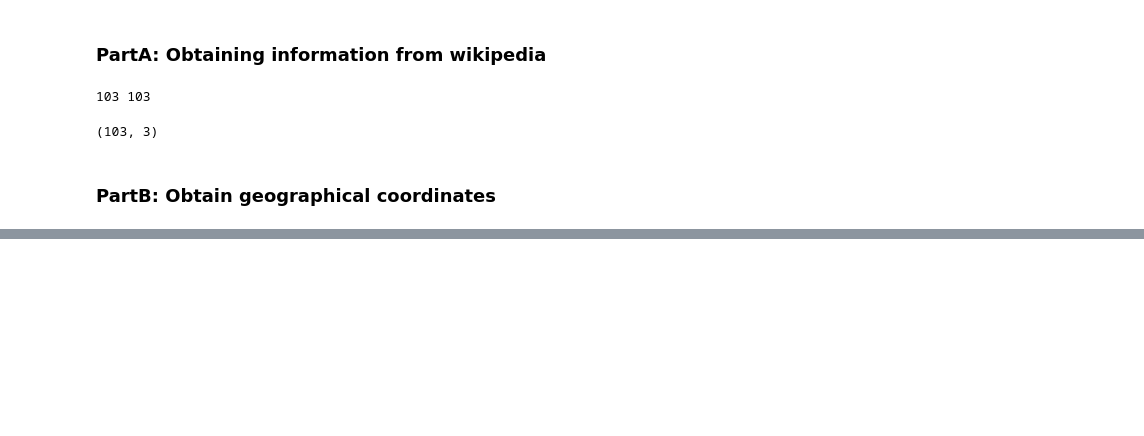
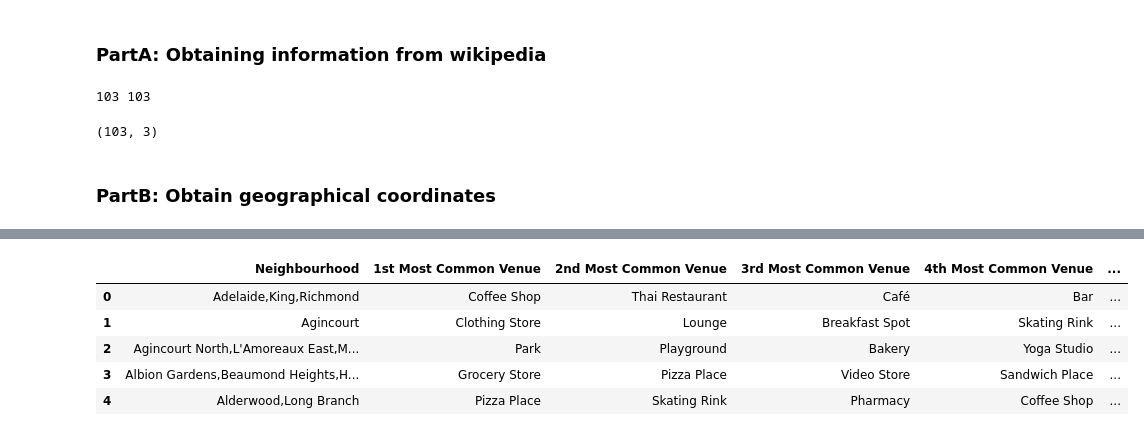
Before and after one commit to johnku2011/Coursera_Capstone, a Jupyter notebook: Capstone Project.ipynb, the cells around one changed output, grey strips where cells are left out. Saved outputs shown, nothing was run; the diff lists cells and outputs as text; code cells hidden in the pictures; blank space fills up the shorter version.

```diff
--- a/Capstone Project.ipynb
+++ b/Capstone Project.ipynb
@@ -157,0 +329,28 @@ df_nodup[df_nodup['Postcode'] == 'M1B']
+# %%
+num_top_venues = 10
+
+indicators = ['st', 'nd', 'rd']
+
+# create columns according to number of top venues
+columns = ['Neighbourhood']
+for ind in np.arange(num_top_venues):
+    try:
+        columns.append('{}{} Most Common Venue'.format(ind+1, indicators[ind]))
+    except:
+        columns.append('{}th Most Common Venue'.format(ind+1))
+
+# create a new dataframe
+neighborhoods_venues_sorted = pd.DataFrame(columns=columns)
+neighborhoods_venues_sorted['Neighbourhood'] = toronto_grouped['Neighbourhood']
+
+for ind in np.arange(toronto_grouped.shape[0]):
+    neighborhoods_venues_sorted.iloc[ind, 1:] = return_most_common_venues(toronto_grouped.iloc[ind, :], num_top_venues)
+
+neighborhoods_venues_sorted.head()
+# %% [output]
+|  | Neighbourhood | 1st Most Common Venue | 2nd Most Common Venue | 3rd Most Common Venue | 4th Most Common Venue | ... |
+| 0 | Adelaide,King,Richmond | Coffee Shop | Thai Restaurant | Café | Bar | ... |
+| 1 | Agincourt | Clothing Store | Lounge | Breakfast Spot | Skating Rink | ... |
+| 2 | Agincourt North,L'Amoreaux East,M... | Park | Playground | Bakery | Yoga Studio | ... |
+| 3 | Albion Gardens,Beaumond Heights,H... | Grocery Store | Pizza Place | Video Store | Sandwich Place | ... |
+| 4 | Alderwood,Long Branch | Pizza Place | Skating Rink | Pharmacy | Coffee Shop | ... |
```
Also changed, not shown: parts of 29 cells of this notebook.
